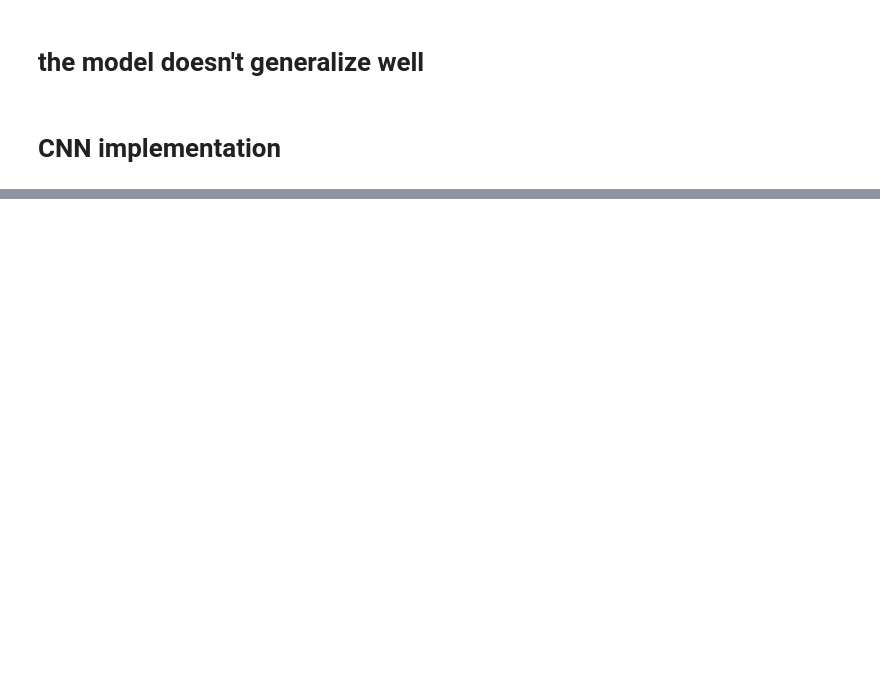
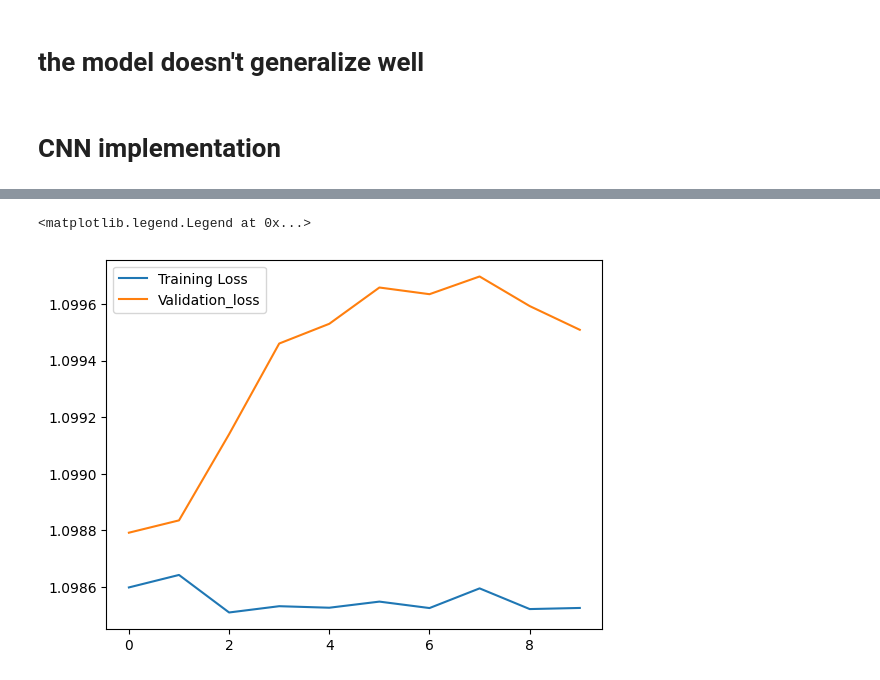
Before and after one commit to itsjustdannyb/rock-paper-scissors-classifier, a Jupyter notebook: rock_paper_scissors_classifier.ipynb, the cells around one changed output, grey strips where cells are left out. Cells and saved outputs as stored; diff of their text form; code cells hidden in the pictures; blank space fills up the shorter version.

```diff
--- a/rock_paper_scissors_classifier.ipynb
+++ b/rock_paper_scissors_classifier.ipynb
@@ -264,0 +211,21 @@ cnn_model = Sequential([
+# %%
+opt = tf.keras.optimizers.legacy.Adam()
+loss = tf.keras.losses.SparseCategoricalCrossentropy()
+acc = tf.keras.metrics.SparseCategoricalAccuracy()
+# %%
+cnn_model = Sequential([
+    AveragePooling2D(6, 3, input_shape=(300,300,1)),
+    Conv2D(64, 3, activation='relu'),
+    Conv2D(32, 3, activation='relu'),
+    MaxPool2D(2,2),
+    Dropout(0.5),
+    Flatten(),
+    Dense(128, activation='relu'),
+    Dense(3, activation='softmax')
+])
+
+cnn_model.compile(
+    optimizer=opt,
+    loss = loss,
+    metrics=['accuracy']
+)
@@ -264,0 +256,2 @@ cnn_model = Sequential([
+# %%
+history = cnn_model.fit(train_images, train_labels, epochs=10, batch_size=32, validation_split=0.3)
@@ -264,0 +264,3 @@ cnn_model = Sequential([
+# %%
+cnn_hist = history.history
+cnn_hist = pd.DataFrame(cnn_hist)
@@ -264,0 +281,7 @@ cnn_model = Sequential([
+# %%
+cnn_hist['loss'].plot(kind='line', label='Training Loss')
+cnn_hist['val_loss'].plot(kind='line', label='Validation_loss')
+plt.legend()
+# %% [output]
+<matplotlib.legend.Legend at 0x...>
+[figure, added]
```
Also changed, not shown: parts of 23 cells of this notebook.
